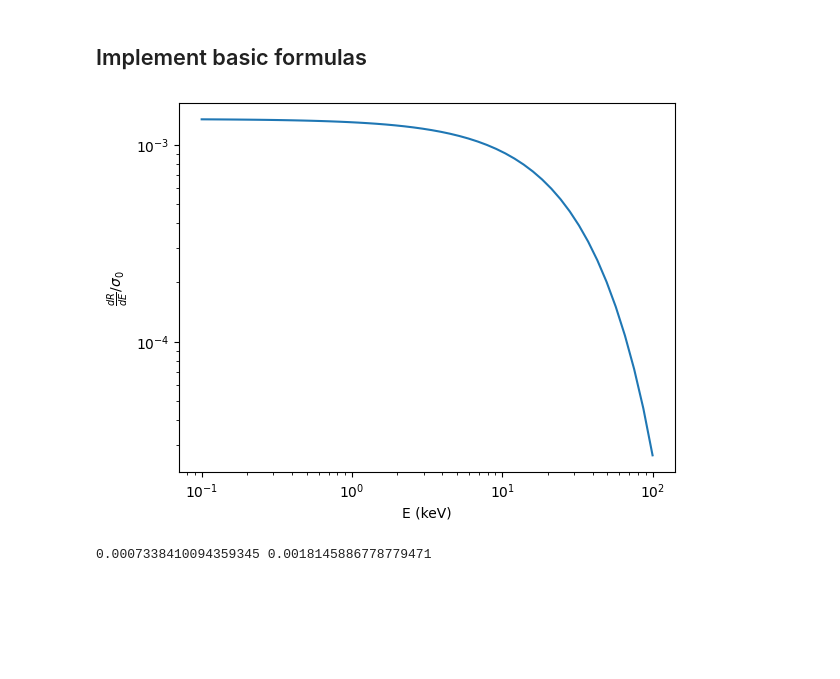
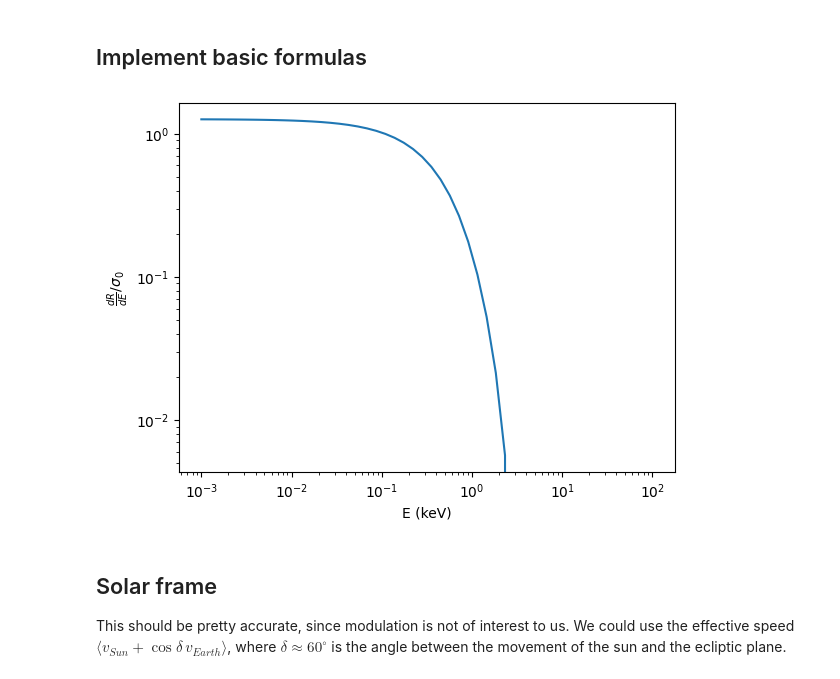
Before and after one commit to tiagocamison/WIMP-LEGEND, a Jupyter notebook: WIMP_O1_spectrum.ipynb, the cells around one changed output. Cells and saved outputs as stored; diff of their text form; code cells hidden in the pictures; blank space fills up the shorter version.

```diff
--- a/WIMP_O1_spectrum.ipynb
+++ b/WIMP_O1_spectrum.ipynb
@@ -72,43 +72,30 @@ def speed_f(v0, vesc):
 # %%
 # Parameters
 from scipy.constants import *
 
 # Natural units
 GeV = 1.0
 
-vesc=544e3 / c
-v0=220e3 / c
+vesc= 544e3 / c
+v0= 220e3 / c
 m_n = 76 * 0.9315   # GeV
-m = 100             # GeV
+m = 6             # GeV
 rho = 0.3           # GeV / cm^3
 
 
 eta = make_eta(speed_f(v0, vesc), vesc)
 
-E_keV = np.logspace(-1, 2)  # 0.1 keV to 100 keV
+E_keV = np.logspace(-3, 2)  # 0.1 keV to 100 keV
 E = E_keV * 1e-6  # GeV
 
 plt.plot(E_keV, np.abs(dRdE(m, m_n, E, 1, rho, eta)))
 plt.xscale('log')
 plt.yscale('log')
 plt.xlabel("E (keV)")
 plt.ylabel(r"$\frac{dR}{dE} / \sigma_0$")
 plt.show()
 # %% [output]
-[figure, old version]
+[figure, new version]
-# %%
-def dRdE_debug(m, m_n, E, sigma, rho, eta):
-    mu = m * m_n / (m + m_n)
-    prefactor = rho * sigma / (m * 2 * mu**2)
-    E = np.asarray(E)
-
-    v_min = np.sqrt(m_n * E / (2 * mu**2))
-    print(f"v_min = {v_min}")
-    print(f"prefactor = {prefactor}")
-    return prefactor * eta(v_min)
-
-print(v0, vesc)
-# print(v_min(E_keV=1))   # pick a test energy
-# print(eta(v_min(1e-6))) # check magnitude scale
-# %% [output]
-0.0007338410094359345 0.0018145886778779471
+# %% [markdown]
+## Solar frame
+This should be pretty accurate, since modulation is not of interest to us. We could use the effective speed $\langle v_{Sun} + \cos{\delta}\,  v_{Earth}\rangle$, where $\delta \approx 60^\circ$ is the angle between the movement of the sun and the ecliptic plane.
```
Also changed, not shown: parts of 8 cells of this notebook.
